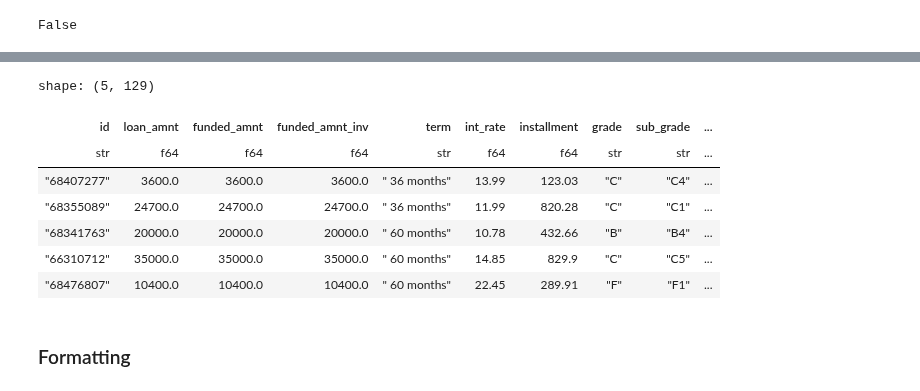
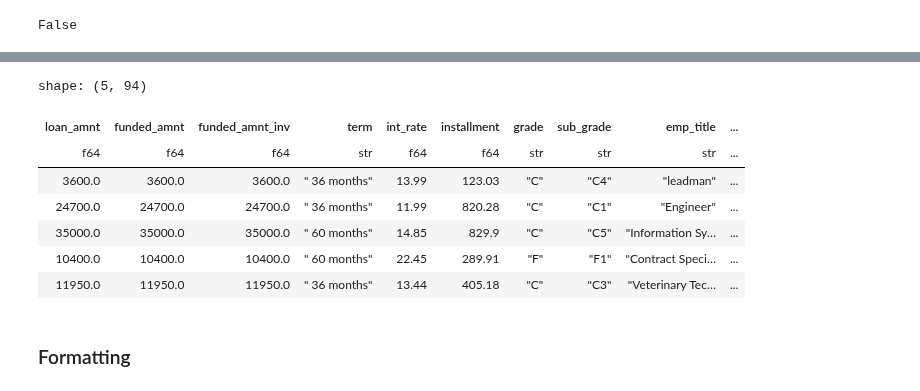
Before and after one commit to gediminas-skvarnavicius/lending-club, a Jupyter notebook: EDA.ipynb, the cells around one changed output, grey strips where cells are left out. Drawn from its saved outputs; the diff is of its cells as text; code cells hidden in the pictures.

```diff
--- a/EDA.ipynb
+++ b/EDA.ipynb
@@ -62,9 +66,6 @@ shape: (5, 151)
 | "68341763" | null | 20000.0 | 20000.0 | 20000.0 | " 60 months" | 10.78 | 432.66 | "B" | ... |
 | "66310712" | null | 35000.0 | 35000.0 | 35000.0 | " 60 months" | 14.85 | 829.9 | "C" | ... |
 | "68476807" | null | 10400.0 | 10400.0 | 10400.0 | " 60 months" | 22.45 | 289.91 | "F" | ... |
-# %%
-data_accepted=data_accepted.with_columns(pl.col('issue_d').str.to_date("%b-%Y").alias('issue_d'))
-data_rejected=data_rejected.with_columns(pl.col('Application Date').str.to_date("%Y-%m-%d").alias('Application Date'))
 # %%
 data_accepted.head()
 # %% [output]
@@ -467,9 +449,5 @@ shape: (44, 2)
 # %%
-drop_list = [
-    "id"
-    "member_id",
-    "desc",
-]  # 100% missing and a difficult to parse and rare text description.
+drop_list = ["id", "member_id", "desc", "url",'policy_code',"payment_plan_start_date"]  # irrelevant
 drop_list.extend(
     [col for col in data_accepted.columns if "hardship" in col]
 )  # related to the already given loan and not available for new loans.
@@ -478,4 +456,23 @@ drop_list.extend(
     [col for col in data_accepted.columns if "settlement" in col]
 )  # related to the already given loan and not available for new loans.
 
-drop_list.extend(['deferral_term'])
+drop_list.extend(
+    [
+        "deferral_term",
+        "loan_status",
+        "out_prncp",
+        "out_prncp_inv",
+        "total_pymnt",
+        "total_pymnt_inv",
+        "total_rec_prncp",
+        "total_rec_int",
+        "total_rec_late_fee",
+        "recoveries",
+        "collection_recovery_fee",
+        "last_pymnt_d",
+        "last_pymnt_amnt",
+        "next_pymnt_d",
+        "collections_12_mths_ex_med"
+    ]
+)  # Not available during application
+drop_list.extend(["title"])  # Duplicated with purpose
@@ -502,15 +479,20 @@ drop_list
 # %%
 data_accepted=data_accepted.drop(columns=drop_list)
+# %%
+data_accepted_joint=data_accepted.filter(data_accepted['verification_status_joint'].is_not_null())
+data_accepted_single=data_accepted.filter(data_accepted['verification_status_joint'].is_null())
+single_drop_list=[col for col in data_accepted.columns if any(substring in col for substring in ['joint','sec_app'])]
+data_accepted_single=data_accepted_single.drop(columns=single_drop_list)
 # %%
-data_accepted.head()
+data_accepted_single.head()
 # %% [output]
-shape: (5, 129)
+shape: (5, 94)
-| id | loan_amnt | funded_amnt | funded_amnt_inv | term | int_rate | installment | grade | sub_grade | ... |
-| str | f64 | f64 | f64 | str | f64 | f64 | str | str | ... |
-| "68407277" | 3600.0 | 3600.0 | 3600.0 | " 36 months" | 13.99 | 123.03 | "C" | "C4" | ... |
-| "68355089" | 24700.0 | 24700.0 | 24700.0 | " 36 months" | 11.99 | 820.28 | "C" | "C1" | ... |
-| "68341763" | 20000.0 | 20000.0 | 20000.0 | " 60 months" | 10.78 | 432.66 | "B" | "B4" | ... |
-| "66310712" | 35000.0 | 35000.0 | 35000.0 | " 60 months" | 14.85 | 829.9 | "C" | "C5" | ... |
-| "68476807" | 10400.0 | 10400.0 | 10400.0 | " 60 months" | 22.45 | 289.91 | "F" | "F1" | ... |
+| loan_amnt | funded_amnt | funded_amnt_inv | term | int_rate | installment | grade | sub_grade | emp_title | ... |
+| f64 | f64 | f64 | str | f64 | f64 | str | str | str | ... |
+| 3600.0 | 3600.0 | 3600.0 | " 36 months" | 13.99 | 123.03 | "C" | "C4" | "leadman" | ... |
+| 24700.0 | 24700.0 | 24700.0 | " 36 months" | 11.99 | 820.28 | "C" | "C1" | "Engineer" | ... |
+| 35000.0 | 35000.0 | 35000.0 | " 60 months" | 14.85 | 829.9 | "C" | "C5" | "Information Sy… | ... |
+| 10400.0 | 10400.0 | 10400.0 | " 60 months" | 22.45 | 289.91 | "F" | "F1" | "Contract Speci… | ... |
+| 11950.0 | 11950.0 | 11950.0 | " 36 months" | 13.44 | 405.18 | "C" | "C3" | "Veterinary Tec… | ... |
 # %% [markdown]
 ### Formatting
```
Also changed, not shown: parts of 29 cells of this notebook, 3 other files.
